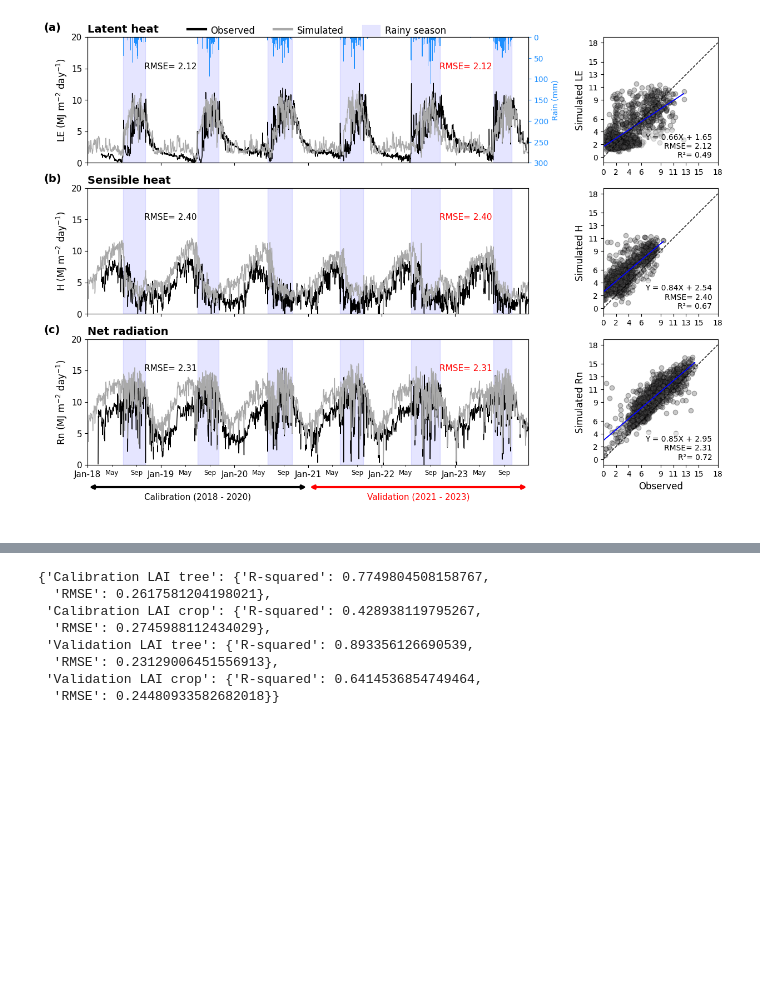
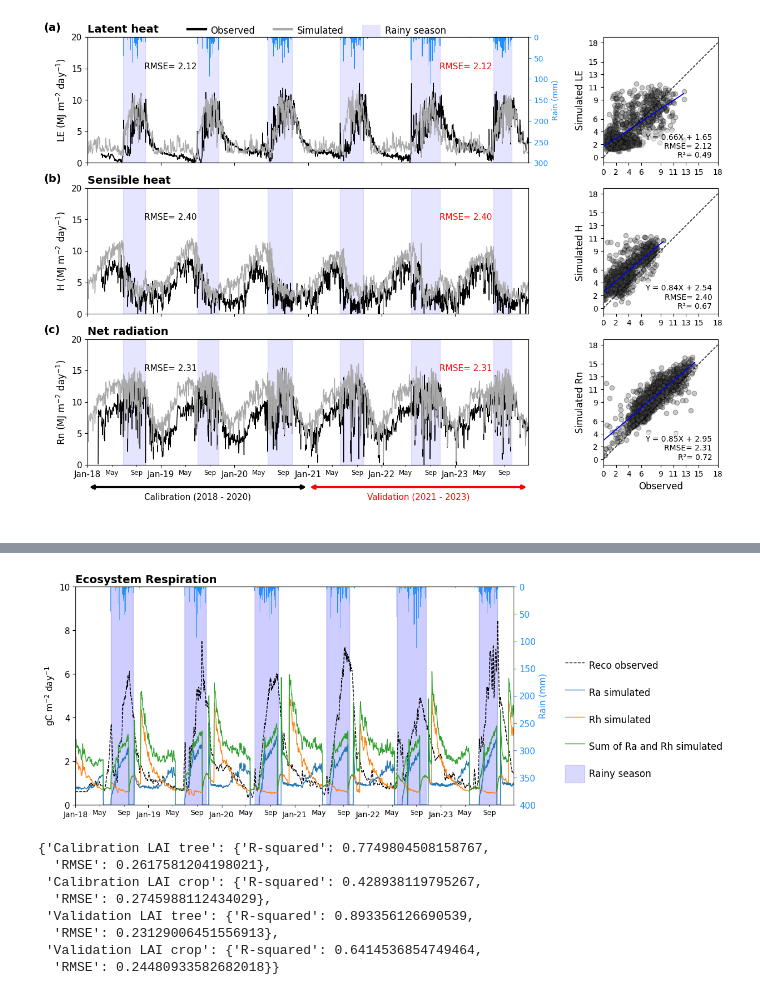
Before and after one commit to espoirgk/PhD_Repos, a Jupyter notebook: Plots_Paper1.ipynb, the cells around one changed output, grey strips where cells are left out. Drawn from its saved outputs; the diff is of its cells as text; code cells hidden in the pictures; blank space fills up the shorter version.

Commit message:
Reco

```diff
--- a/Plots_Paper1.ipynb
+++ b/Plots_Paper1.ipynb
@@ -782,3 +785,99 @@ plt.show()
+# %%
+
+
+# Define color
+color_obs = 'black'
+color_sim = 'darkgrey'
+color_rain = '#1E90FF'
+line_weight = 1
+
+# Identify the start and end dates for the rainy season each year
+rainy_seasons = []
+for year, group in df2.groupby(df2.index.year):
+    first_rain_dates = group[group['Rain'] > 5].index
+    last_rain_dates = group[group['Rain'] > 5].index
+    if not first_rain_dates.empty:
+        start_date = first_rain_dates.min()
+        end_date = last_rain_dates.max()
+        rainy_seasons.append((start_date, end_date))
+
+# Create the plots with shared x-axis
+fig, ax = plt.subplots(figsize=(10, 5))
+
+# Add the inverted Rain on the secondary y-axis
+ax3 = ax.twinx()
+ax3.invert_yaxis()
+ax3.bar(df2.index, df2['Rain'], width=3, color=color_rain, label='Rain (mm)')
+
+# Highlight the rainy periods
+for start, end in rainy_seasons:
+    ax.axvspan(start, end, color='blue', alpha=0.1)
+    ax.axvspan(start, end, color='blue', alpha=0.1)
+
+# Plot LAI_Crop_obs and LAI_Crop_orch on the first subplot
+line1, = ax.plot(df2.index, df2['Reco_ecosys_obs'], "k--", lw=line_weight, label="Reco observed")
+line2, = ax.plot(df2.index, df2['Ra_ecosys_orch'], lw=line_weight, label="Ra simulated")
+line3, = ax.plot(df2.index, df2['Rh_ecosys_orch'], lw=line_weight, label="Rh simulated")
+line4, = ax.plot(df2.index, df2['Sum_Ra_Rh_ecosys_orch'], lw=line_weight, label="Sum of Ra and Rh simulated")
+
+
+
+a_lim = df2.index.min() + pd.Timedelta(days=280)
+b_lim = df2.index.max() - pd.Timedelta(days=180)
+# Add MRMSE indicators
+
+
+
+# Set labels and title for the first subplot
+ax.set_ylabel('gC m$^{-2}$ day$^{-1}$', fontsize=11)
+ax3.set_ylabel('Rain (mm)', color=color_rain, fontsize=11)
+ax3.tick_params(axis='y', colors=color_rain, labelsize=11)
+ax3.set_ylim(400, 0)
+# ax.set_yticks(np.arange(0, 20, 4))
+ax.set_ylim(0, 10)
+
+
+# Create a patch for the rainy season
+rain_patch = Patch(color='blue', alpha=0.15, label='Rainy season')
+
+
+ax.set_title('Ecosystem Respiration', loc='left', pad=5, size=14, weight='bold')
+
+# Add a legend for the lines and patch
+fig.legend([line1, line2, line3, line4, rain_patch],
+           ["Reco observed", "Ra simulated", "Rh simulated", "Sum of Ra and Rh simulated", "Rainy season"],
+           loc='upper center', ncol=1, bbox_to_anchor=(1.13, 0.65), frameon=False,
+           fontsize=12,
+           handlelength=2,
+           handleheight=2.5,
+           labelspacing=1.0,
+           borderpad=0.0,
+           handletextpad=0.5)
+
+
+ax.set_xlim(df2.index.min(), df2.index.max())
+
+
+# Set x-axis ticks for Jan, May, and Sept
+ax.xaxis.set_major_locator(YearLocator())
+ax.xaxis.set_minor_locator(MonthLocator(bymonth=[1, 5, 9]))
+ax.xaxis.set_major_formatter(DateFormatter("%Y"))
+ax.xaxis.set_minor_formatter(DateFormatter("%b"))
+# ax1.set_xlabel('Date', fontsize=11)
+
+# Update tick label sizes
+ax.tick_params(axis='x', which='major', labelsize=10)
+ax.tick_params(axis='x', which='minor', labelsize=9)
+ax.tick_params(axis='y', labelsize=11)
+ax.tick_params(axis='y', labelsize=11)
+
+# Date formatter for minor ticks
+date_form = DateFormatter("%b-%y")
+ax.xaxis.set_major_formatter(date_form)
+
+plt.show()
+# %% [output]
+[figure, added]
 # %%
 results
 # %% [output]
```
Also changed, not shown: parts of 2 cells of this notebook.
